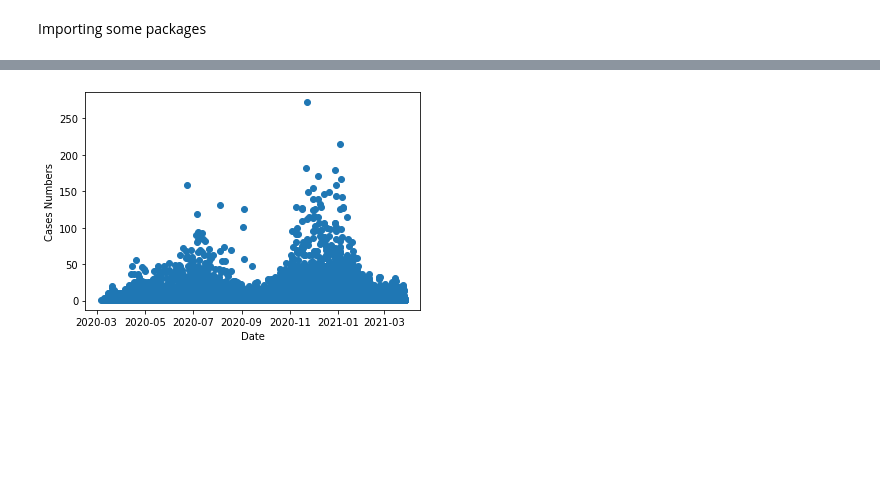
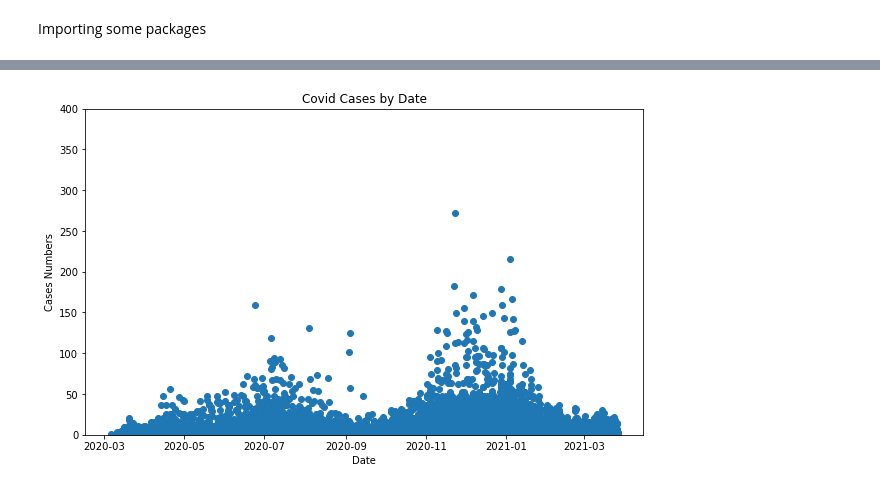
Before and after one commit to Engu12/nash-covid-cases-vaccines-honky_tonkin, a Jupyter notebook: notebook/Teng_nash_covid.ipynb, the cells around one changed output, grey strips where cells are left out. Saved outputs shown, nothing was run; the diff lists cells and outputs as text; code cells hidden in the pictures; blank space fills up the shorter version.

```diff
--- a/notebook/Teng_nash_covid.ipynb
+++ b/notebook/Teng_nash_covid.ipynb
@@ -18,4 +102,4 @@ covid_cases.head()
 # %%
-covid_cases = covid_cases.rename(columns = {'Specimen Collection Date' : 'Date', 'Zip':'Zip','Cases':'Cases'})
+covid_cases = covid_cases.rename(columns = {'Specimen Collection Date' : 'date', 'Zip':'zip','Cases':'cases'})
 covid_cases.head()
 # %% [output]
@@ -28,3 +124,4 @@ covid_cases.head()
 # %%
-covid_cases['Zip'] = covid_cases['Zip'].astype('Int64')
-covid_cases['Date'] = pd.to_datetime(covid_cases['Date'])
+covid_cases['zip'] = covid_cases['zip'].astype('Int64')
+covid_cases['zip'] = covid_cases['zip'].astype('str')
+covid_cases['date'] = pd.to_datetime(covid_cases['date'])
@@ -53,8 +173,9 @@ dtype: object
 # %%
-plt.scatter(x = covid_cases['Date'], y = covid_cases['Cases'])
+plt.figure(figsize=(10, 6))
+plt.scatter(x = covid_cases['date'], y = covid_cases['cases'])
 plt.xlabel('Date')
 plt.ylabel('Cases Numbers')
-
-plt.show()
+plt.ylim(0, 400)
+plt.title('Covid Cases by Date');
 # %% [output]
-[figure, old version]
+[figure, new version]
```
Also changed, not shown: parts of 17 cells of this notebook, 1 other file.
